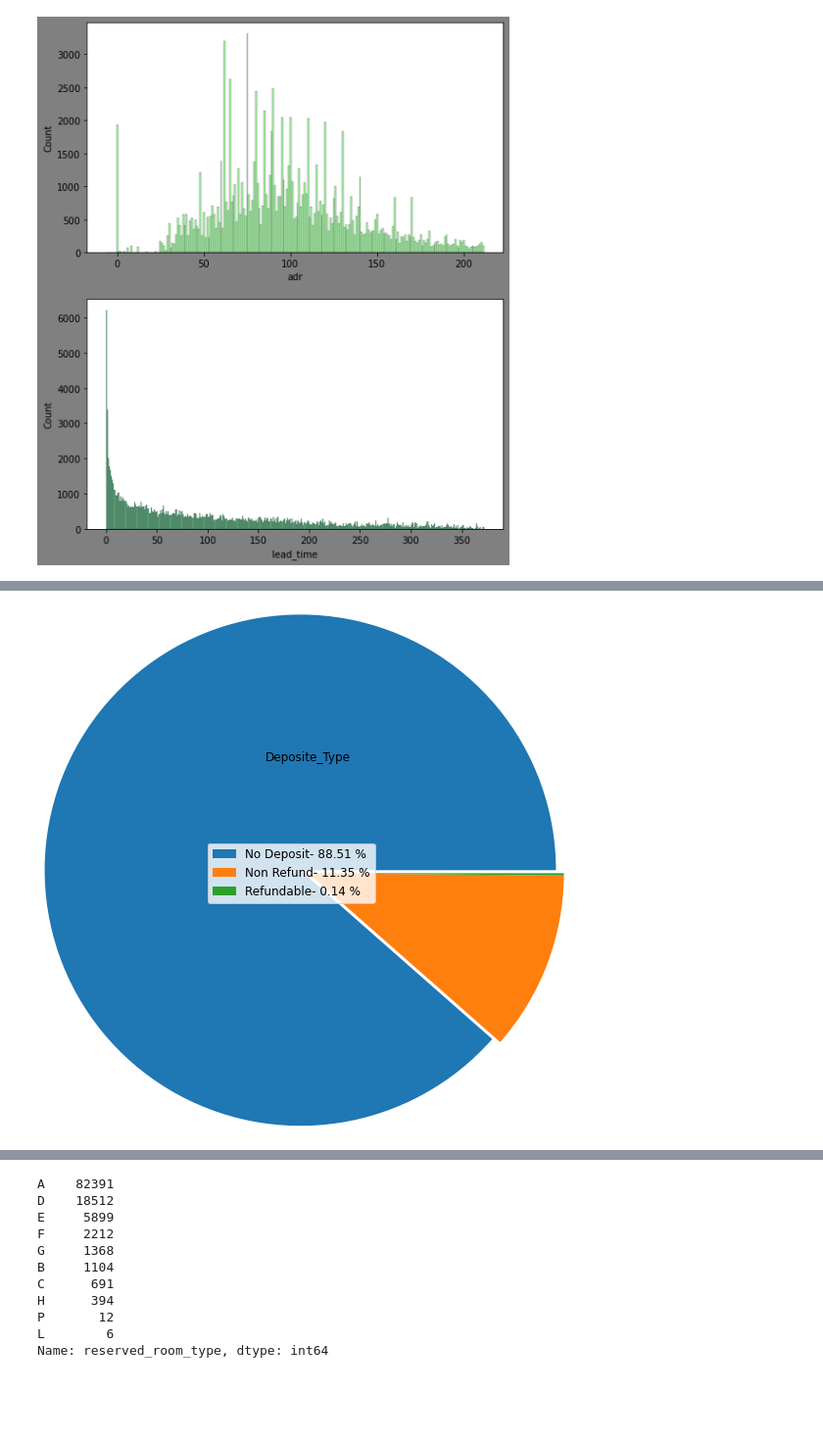
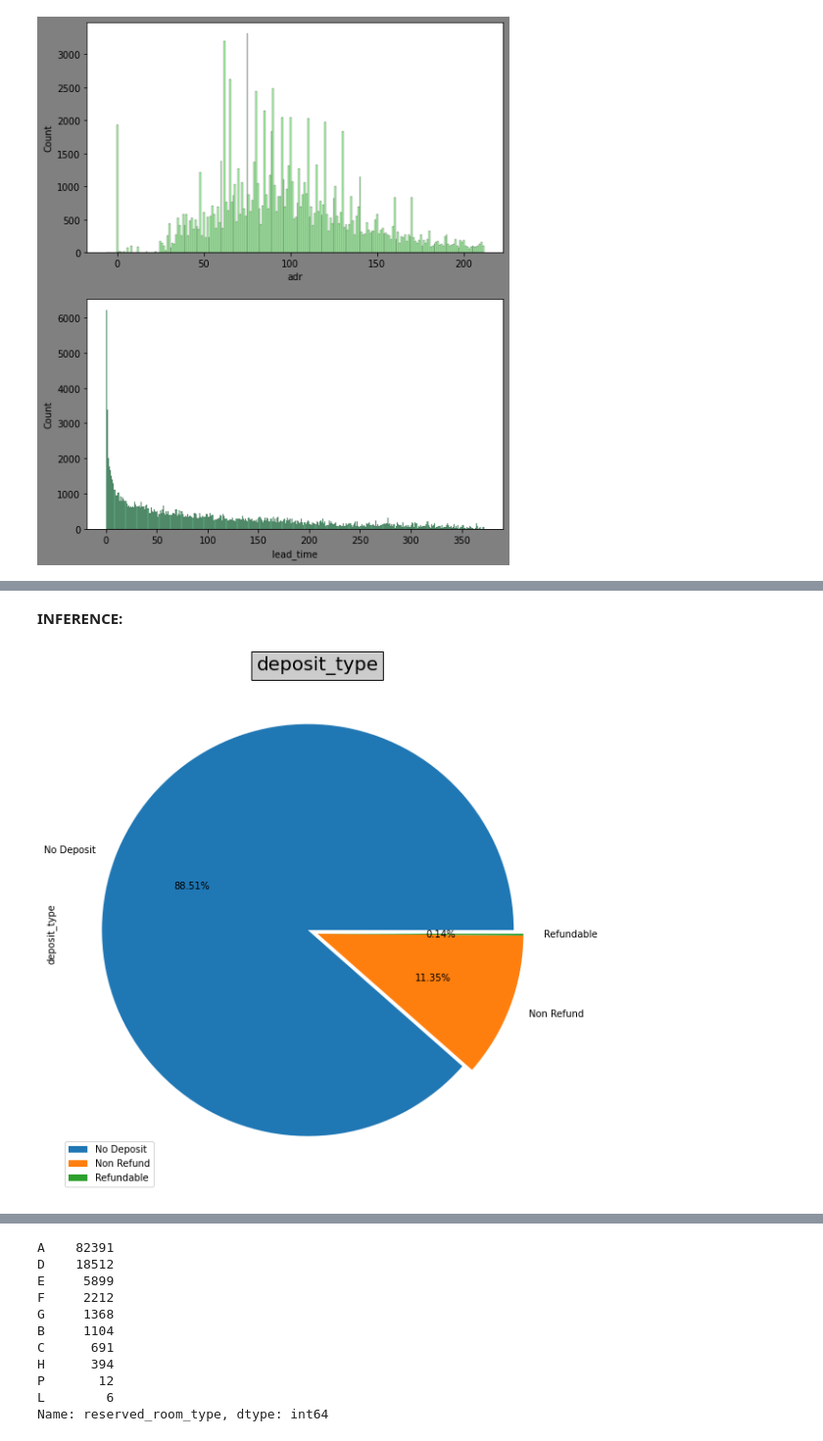
Before and after one commit to sauravkumar19/Hotel_booking_data_analysis, a Jupyter notebook: Hotel_Booking.ipynb, the cells around one changed output, grey strips where cells are left out. Shown at 98% size. Saved outputs shown, nothing was run; the diff lists cells and outputs as text; code cells hidden in the pictures; blank space fills up the shorter version.

```diff
--- a/Hotel_Booking.ipynb
+++ b/Hotel_Booking.ipynb
@@ -145,6 +145,8 @@ hotels['agent'].fillna(0, inplace = True)      #if agent id is not available we
 # %%
 # replacing Nan value of country column and consider that those countries are some other countries which are not of that much important
 hotels['country'].fillna('other', inplace = True)
+# %%
+hotels.drop_duplicates(inplace=True,ignore_index=True)
 # %%
 hotels[["adr"]].boxplot()
 # %% [output]
@@ -245,0 +407,5 @@ Text(0.5, 1.0, 'cancel_percentage')
+# %%
+data=hotels["market_segment"].value_counts()
+# to judge which agent is better
+segment_cancelled=pd.crosstab(hotels["is_canceled"],hotels["market_segment"])
+segment_cancelled_percentage=segment_cancelled.copy()
@@ -648,13 +826,0 @@ plt.show()
-# %%
-#most useful market segment
-def make_pieplot(data,explode):
-  req_data=dict(data.value_counts())
-  marketing_options_names=np.array(list(req_data.keys()))
-  marketing_options_values=np.array(list(req_data.values()))
-  #print(marketing_options_values)
-  percent=((marketing_options_values)/marketing_options_values.sum())*100.
-  patches,texts=plt.pie(marketing_options_values,rotatelabels=True,radius= 3,explode=explode)
-  plt.title("Market Segment Division")
-  labels = ['{0}- {1:1.2f} %'.format(i,j) for i,j in zip(marketing_options_names, percent)]
-  plt.legend(patches, labels, loc='center left',  fontsize=12)
-make_pieplot(hotels["market_segment"],[0.1,0,0,0,0,0,0,0])
@@ -724,15 +829,17 @@ segment_year.plot(kind="line",rot=45)
+# %% [markdown]
+**INFERENCE:**
 # %%
 
-def make_pieplot(data,explode=[0,0,0,0,0,0]):
-  req_data=dict(data.value_counts())
-  marketing_options_names=np.array(list(req_data.keys()))
-  marketing_options_values=np.array(list(req_data.values()))
-  #print(marketing_options_values)
-  percent=((marketing_options_values)/marketing_options_values.sum())*100.
-  patches,texts=plt.pie(marketing_options_values,rotatelabels=True,radius= 3,explode=explode)
-  plt.title("Deposite_Type")
-  labels = ['{0}- {1:1.2f} %'.format(i,j) for i,j in zip(marketing_options_names, percent)]
-  plt.legend(patches, labels, loc='center left',  fontsize=12)
-make_pieplot(hotels["deposit_type"],[0.1,0,0])
+# def make_pieplot(data,explode=[0,0,0,0,0,0]):
+#   req_data=dict(data.value_counts())
+#   marketing_options_names=np.array(list(req_data.keys()))
+#   marketing_options_values=np.array(list(req_data.values()))
+#   #print(marketing_options_values)
+#   percent=((marketing_options_values)/marketing_options_values.sum())*100.
+#   patches,texts=plt.pie(marketing_options_values,rotatelabels=True,radius= 3,explode=explode)
+#   plt.title("Deposite_Type")
+#   labels = ['{0}- {1:1.2f} %'.format(i,j) for i,j in zip(marketing_options_names, percent)]
+#   plt.legend(patches, labels, loc='center left',  fontsize=12)
+make_pieplot(hotels["deposit_type"],"deposit_type","deposit_type")
 # %% [output]
-[figure, old version]
+[figure, new version]
```
Also changed, not shown: parts of 100 cells of this notebook.
